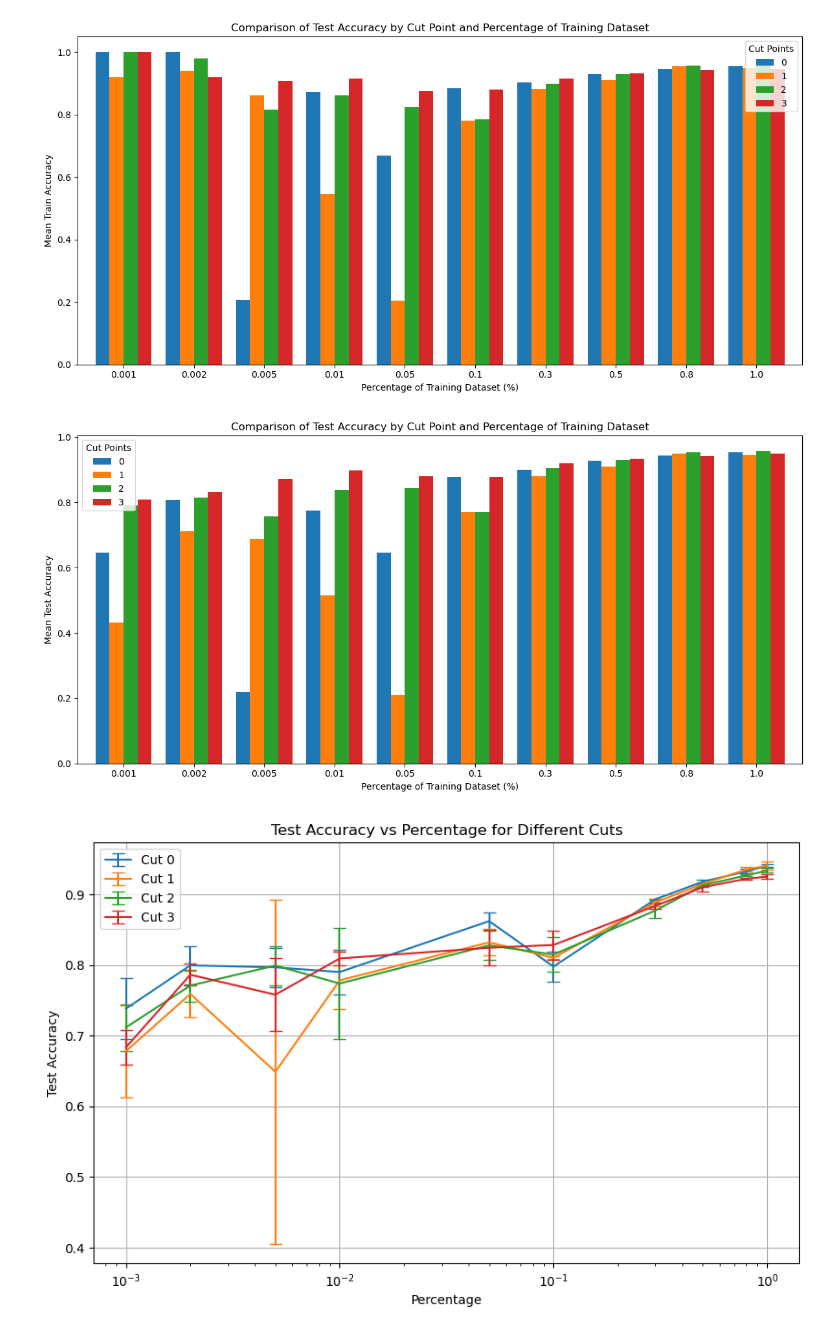
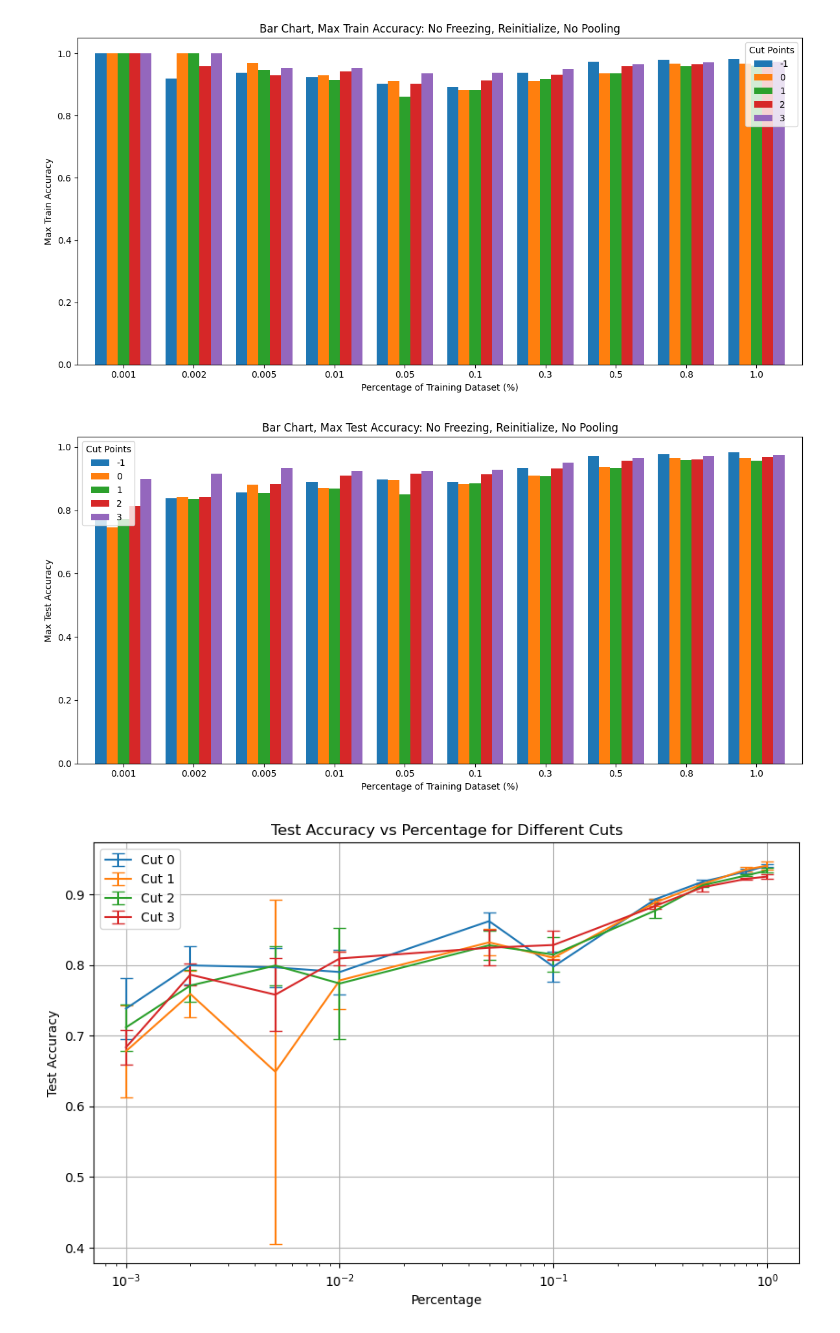
Before and after one commit to tusharmanekar/mp-tl-study, a Jupyter notebook: 3d_visualizations.ipynb, the cells around one changed output. Cells and saved outputs as stored; diff of their text form; code cells hidden in the pictures.

```diff
--- a/3d_visualizations.ipynb
+++ b/3d_visualizations.ipynb
@@ -89,39 +91,39 @@ plt.show()
 # %%
 # Create a bar graph for comparing the test accuracies of different cut points at each percentage level.
 
 # Find the mean test accuracy for each cut point at each percentage level.
-mean_accuracies = df.groupby(['Cut Point', 'Percentage']).mean()['Mean Train Accuracy'].unstack(0)
+mean_accuracies = df.groupby(['Cut Point', 'Percentage']).mean()['Max Train Accuracy'].unstack(0)
 
 # Plotting
 mean_accuracies.plot(kind='bar', figsize=(12, 6), width=0.8)
 
-plt.title('Comparison of Test Accuracy by Cut Point and Percentage of Training Dataset')
+plt.title('Bar Chart, Max Train Accuracy: No Freezing, Reinitialize, No Pooling')
 plt.xlabel('Percentage of Training Dataset (%)')
-plt.ylabel('Mean Train Accuracy')
+plt.ylabel('Max Train Accuracy')
 plt.xticks(rotation=0)  # Rotate x-axis labels to show them horizontally.
 plt.legend(title='Cut Points')
 plt.tight_layout()
 plt.show()
 # %% [output]
-[figure, old version]
+[figure, new version]
 # %%
 # Create a bar graph for comparing the test accuracies of different cut points at each percentage level.
 
 # Find the mean test accuracy for each cut point at each percentage level.
-mean_accuracies = df.groupby(['Cut Point', 'Percentage']).mean()['Mean Test Accuracy'].unstack(0)
+mean_accuracies = df.groupby(['Cut Point', 'Percentage']).mean()['Max Test Accuracy'].unstack(0)
 
 # Plotting
 mean_accuracies.plot(kind='bar', figsize=(12, 6), width=0.8)
 
-plt.title('Comparison of Test Accuracy by Cut Point and Percentage of Training Dataset')
+plt.title('Bar Chart, Max Test Accuracy: No Freezing, Reinitialize, No Pooling')
 plt.xlabel('Percentage of Training Dataset (%)')
-plt.ylabel('Mean Test Accuracy')
+plt.ylabel('Max Test Accuracy')
 plt.xticks(rotation=0)  # Rotate x-axis labels to show them horizontally.
 plt.legend(title='Cut Points')
 plt.tight_layout()
 plt.show()
 # %% [output]
-[figure, old version]
+[figure, new version]
 # %%
 # Calculate mean and standard deviation for test accuracies
 # Assuming that the provided data has a pattern where every three tuples belong to the same
```
Also changed, not shown: parts of 4 cells of this notebook, 23 other files.
